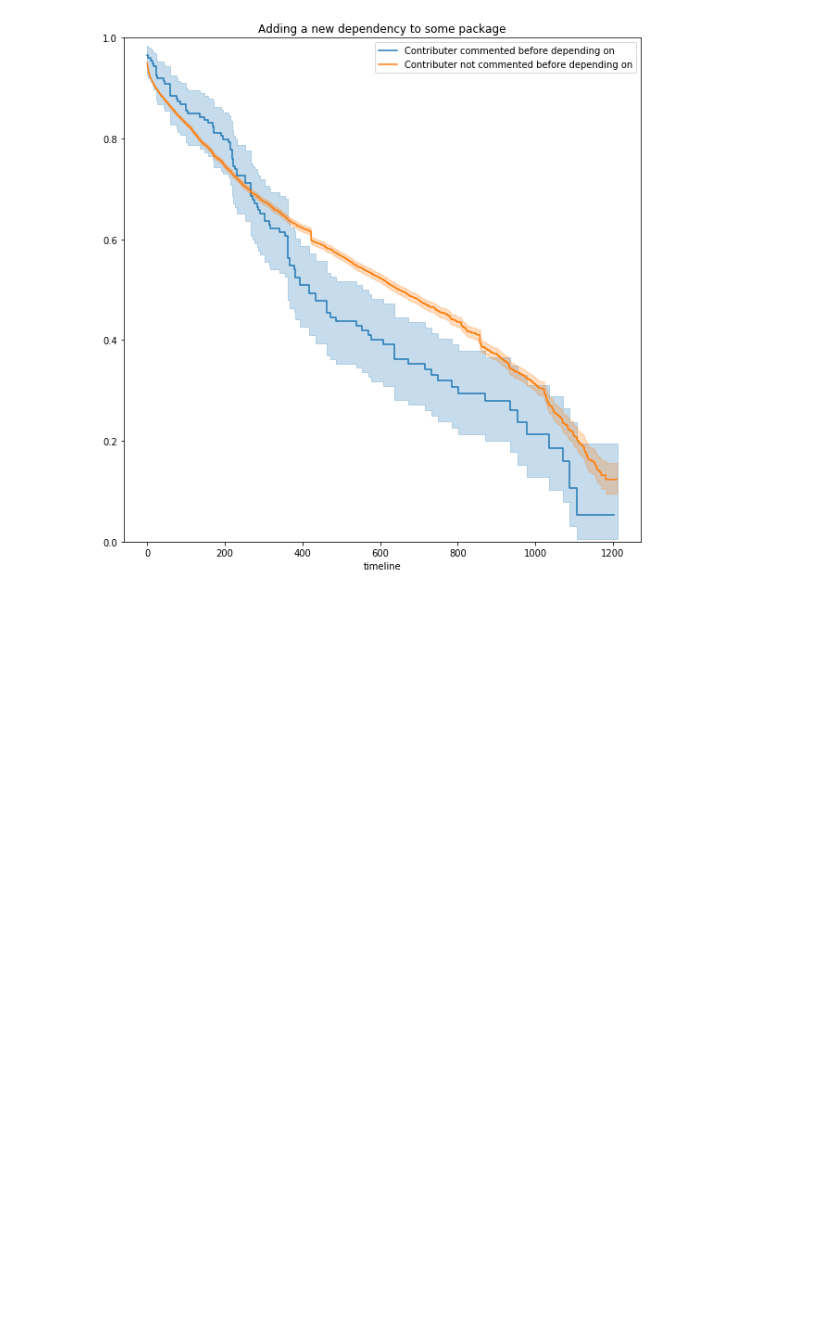
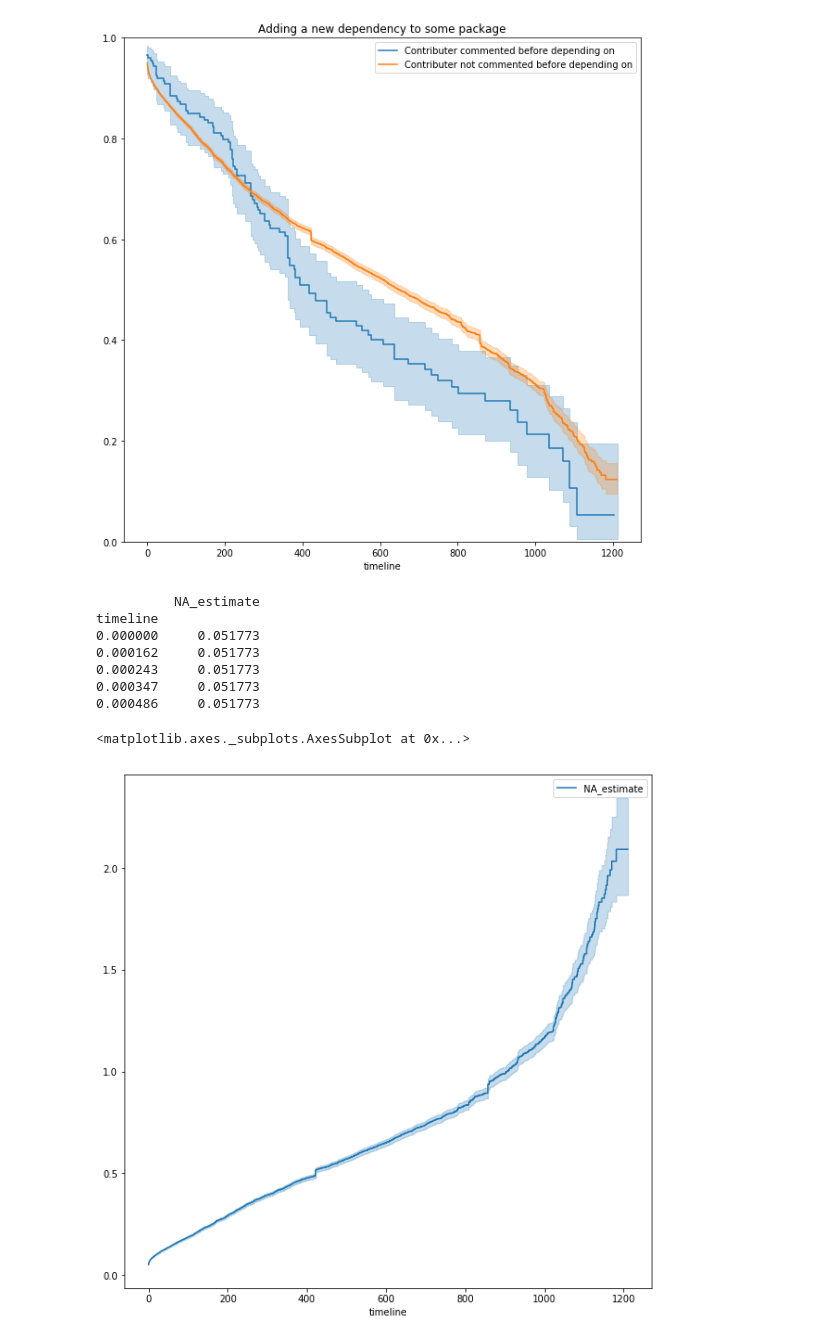
Before and after one commit to MehdiGol/PackagesDependencies-Contributors-Relationship, a Jupyter notebook: notebooks/Question 2.ipynb, the cells around one changed output. Saved outputs shown, nothing was run; the diff lists cells and outputs as text; code cells hidden in the pictures; blank space fills up the shorter version.

```diff
--- a/notebooks/Question 2.ipynb
+++ b/notebooks/Question 2.ipynb
@@ -227,3 +229,20 @@ plt.ylim(0, 1);
 plt.title("Adding a new dependency to some package");
 # %% [output]
 [figure]
+# %%
+from lifelines import NelsonAalenFitter
+naf = NelsonAalenFitter()
+
+naf.fit(df_data['period'], event_observed=df_data['time_to_come'])
+print(naf.cumulative_hazard_.head())
+naf.plot()
+# %% [output]
+          NA_estimate
+timeline
+0.000000     0.051773
+0.000162     0.051773
+0.000243     0.051773
+0.000347     0.051773
+0.000486     0.051773
+<matplotlib.axes._subplots.AxesSubplot at 0x...>
+[figure, added]
```
Also changed, not shown: parts of 8 cells of this notebook, 1 other file.
